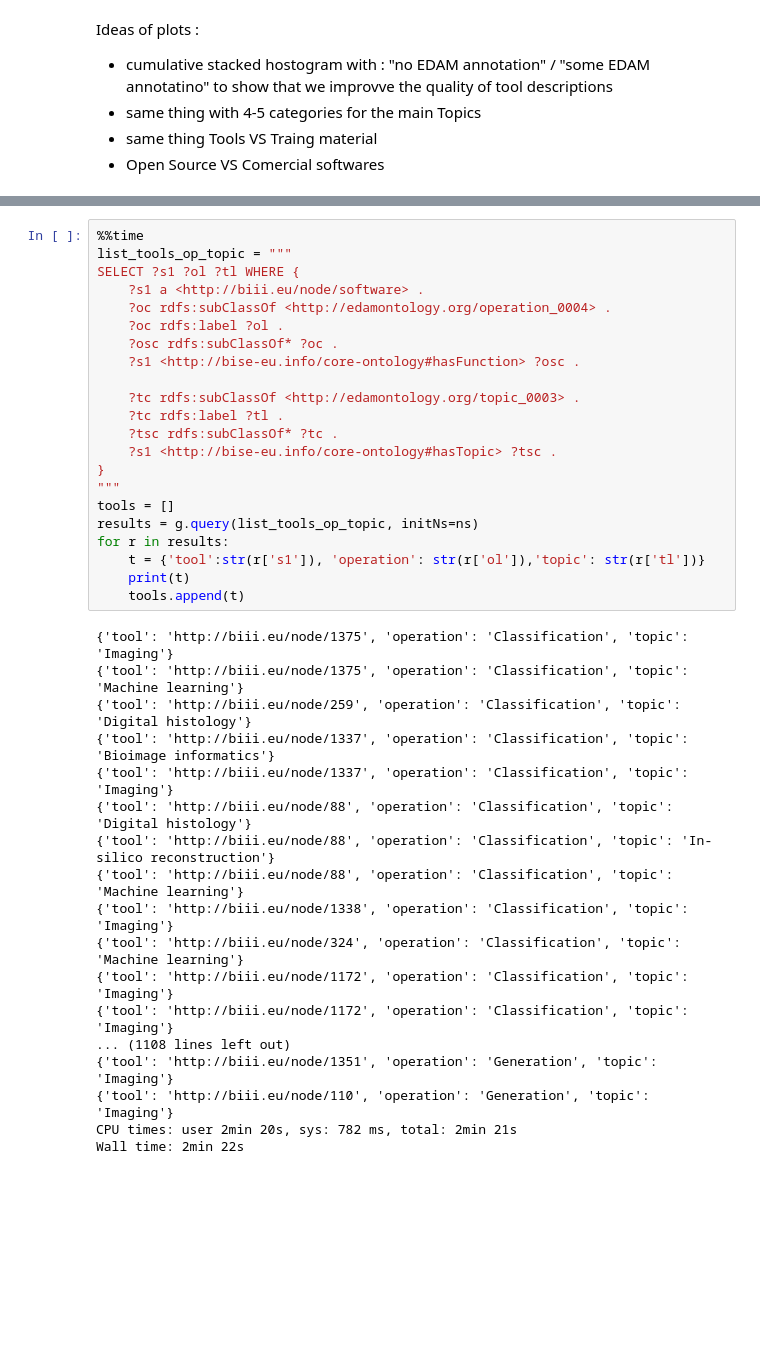
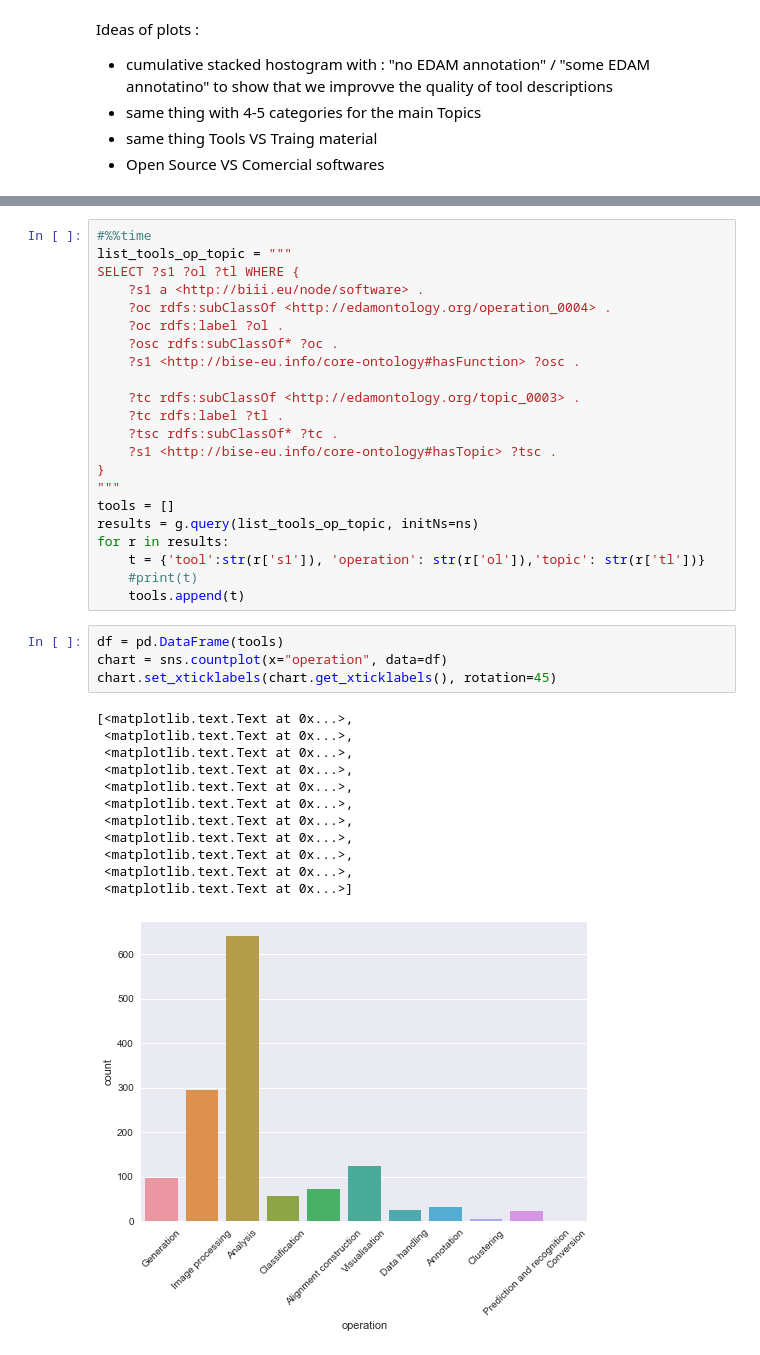
Before and after one commit to NEUBIAS/bise-core-ontology, a Jupyter notebook: advanced-queries-demo.ipynb, the cells around one changed output, grey strips where cells are left out. Cells and saved outputs as stored; diff of their text form; blank space fills up the shorter version.

```diff
--- a/advanced-queries-demo.ipynb
+++ b/advanced-queries-demo.ipynb
@@ -366,5 +380,5 @@ Wall time: 26.7 s
 # %%
-%%time
+#%%time
 list_tools_op_topic = """
 SELECT ?s1 ?ol ?tl WHERE {
     ?s1 a <http://biii.eu/node/software> .
@@ -383,23 +397,22 @@ tools = []
 results = g.query(list_tools_op_topic, initNs=ns)
 for r in results:
     t = {'tool':str(r['s1']), 'operation': str(r['ol']),'topic': str(r['tl'])}
-    print(t)
+    #print(t)
     tools.append(t)
-# %% [output]
-{'tool': 'http://biii.eu/node/1375', 'operation': 'Classification', 'topic': 'Imaging'}
-{'tool': 'http://biii.eu/node/1375', 'operation': 'Classification', 'topic': 'Machine learning'}
-{'tool': 'http://biii.eu/node/259', 'operation': 'Classification', 'topic': 'Digital histology'}
-{'tool': 'http://biii.eu/node/1337', 'operation': 'Classification', 'topic': 'Bioimage informatics'}
-{'tool': 'http://biii.eu/node/1337', 'operation': 'Classification', 'topic': 'Imaging'}
-{'tool': 'http://biii.eu/node/88', 'operation': 'Classification', 'topic': 'Digital histology'}
-{'tool': 'http://biii.eu/node/88', 'operation': 'Classification', 'topic': 'In-silico reconstruction'}
-{'tool': 'http://biii.eu/node/88', 'operation': 'Classification', 'topic': 'Machine learning'}
-{'tool': 'http://biii.eu/node/1338', 'operation': 'Classification', 'topic': 'Imaging'}
-{'tool': 'http://biii.eu/node/324', 'operation': 'Classification', 'topic': 'Machine learning'}
-{'tool': 'http://biii.eu/node/1172', 'operation': 'Classification', 'topic': 'Imaging'}
-{'tool': 'http://biii.eu/node/1172', 'operation': 'Classification', 'topic': 'Imaging'}
-... (1108 lines left out)
-{'tool': 'http://biii.eu/node/1351', 'operation': 'Generation', 'topic': 'Imaging'}
-{'tool': 'http://biii.eu/node/110', 'operation': 'Generation', 'topic': 'Imaging'}
-CPU times: user 2min 20s, sys: 782 ms, total: 2min 21s
-Wall time: 2min 22s
+# %%
+df = pd.DataFrame(tools)
+chart = sns.countplot(x="operation", data=df)
+chart.set_xticklabels(chart.get_xticklabels(), rotation=45)
+# %% [output]
+[<matplotlib.text.Text at 0x...>,
+ <matplotlib.text.Text at 0x...>,
+ <matplotlib.text.Text at 0x...>,
+ <matplotlib.text.Text at 0x...>,
+ <matplotlib.text.Text at 0x...>,
+ <matplotlib.text.Text at 0x...>,
+ <matplotlib.text.Text at 0x...>,
+ <matplotlib.text.Text at 0x...>,
+ <matplotlib.text.Text at 0x...>,
+ <matplotlib.text.Text at 0x...>,
+ <matplotlib.text.Text at 0x...>]
+[figure, added]
```
Also changed, not shown: parts of 18 cells of this notebook.
